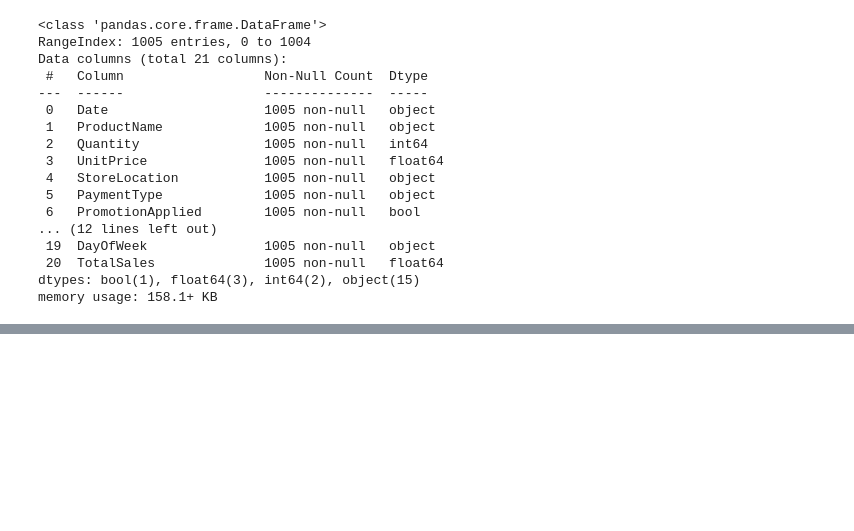
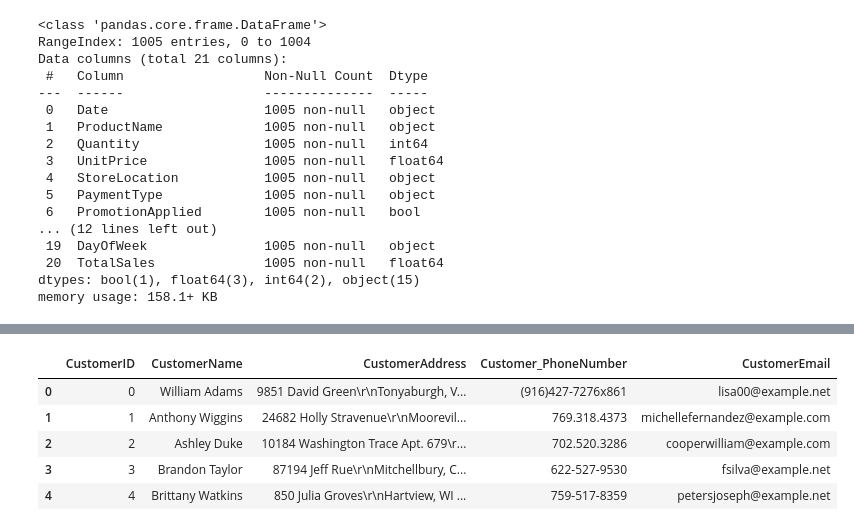
Before and after one commit to BiodunJ/Zipco-Casestudy-with-Airflow, a Jupyter notebook: etl_pipeline.ipynb, the cells around one changed output, grey strips where cells are left out. Drawn from its saved outputs; the diff is of its cells as text; code cells hidden in the pictures; blank space fills up the shorter version.

```diff
--- a/etl_pipeline.ipynb
+++ b/etl_pipeline.ipynb
@@ -64,3 +65,8 @@ Data columns (total 21 columns):
  20  TotalSales              1005 non-null   float64
 dtypes: bool(1), float64(3), int64(2), object(15)
 memory usage: 158.1+ KB
+# %%
+# Data Cleaning na Transformation
+# remove duplicates entries
+
+data.drop_duplicates(inplace=True)
@@ -66,0 +93,10 @@ memory usage: 158.1+ KB
+# %%
+# replace missing values with mean for numerical columns
+numerical_cols = data.select_dtypes(include=['float64', 'int64']).columns
+for col in numerical_cols:
+    data.fillna({col:data[col].mean()}, inplace=True)
+# %%
+# replacing missing object values with 'Unknown'
+object_cols = data.select_dtypes(include=['object']).columns
+for col in object_cols:
+    data.fillna({col:'Unknown'}, inplace=True)
@@ -66,0 +180,9 @@ memory usage: 158.1+ KB
+# %%
+customers.head()  # Display the first few rows of the customers dataframe
+# %% [output]
+|  | CustomerID | CustomerName | CustomerAddress | Customer_PhoneNumber | CustomerEmail |
+| 0 | 0 | William Adams | 9851 David Green\r\nTonyaburgh, V... | (916)427-7276x861 | lisa00@example.net |
+| 1 | 1 | Anthony Wiggins | 24682 Holly Stravenue\r\nMoorevil... | 769.318.4373 | michellefernandez@example.com |
+| 2 | 2 | Ashley Duke | 10184 Washington Trace Apt. 679\r... | 702.520.3286 | cooperwilliam@example.com |
+| 3 | 3 | Brandon Taylor | 87194 Jeff Rue\r\nMitchellbury, C... | 622-527-9530 | fsilva@example.net |
+| 4 | 4 | Brittany Watkins | 850 Julia Groves\r\nHartview, WI ... | 759-517-8359 | petersjoseph@example.net |
```
Also changed, not shown: parts of 14 cells of this notebook, 5 other files.
